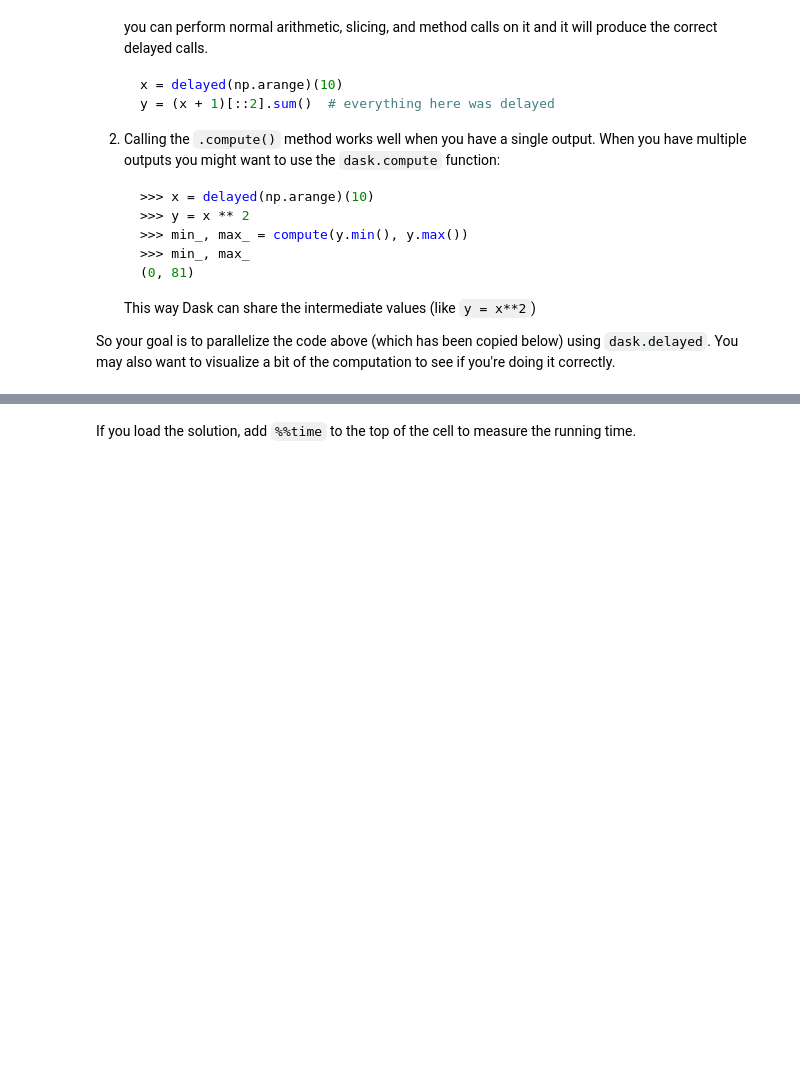
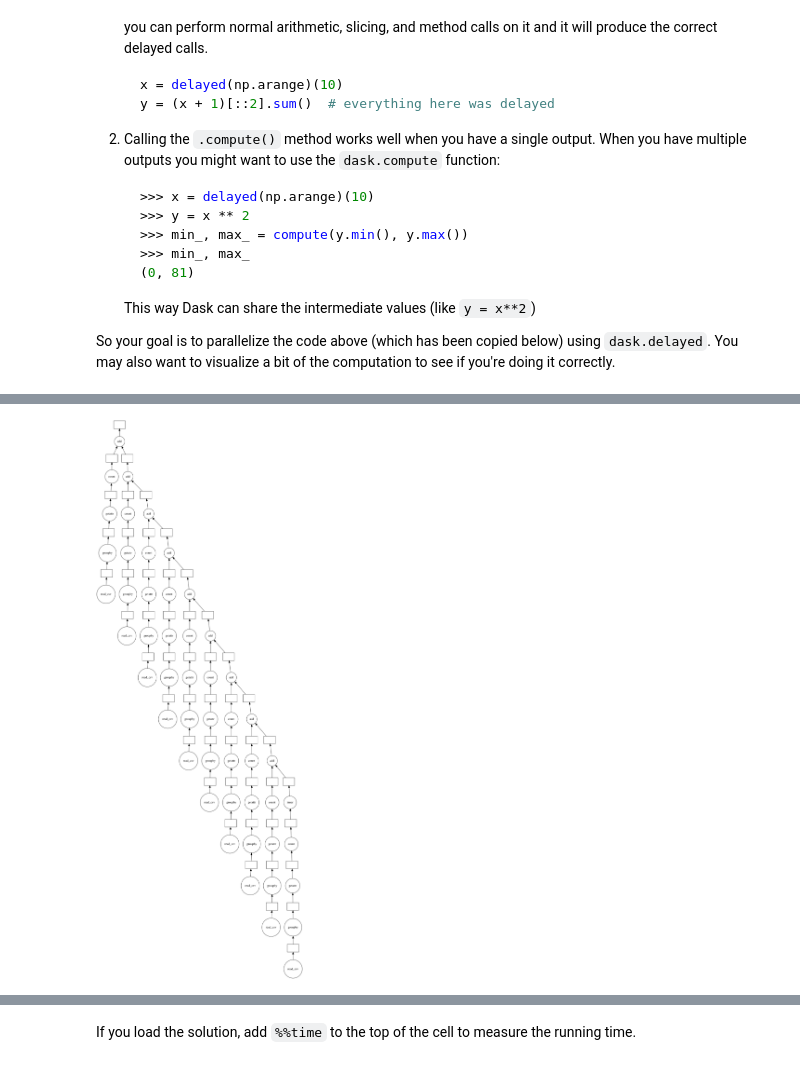
Before and after one commit to StandAloneComplex666/dask_para, a Jupyter notebook: 01_dask.delayed.ipynb, the cells around one changed output, grey strips where cells are left out. Drawn from its saved outputs; the diff is of its cells as text; code cells hidden in the pictures; blank space fills up the shorter version.

```diff
--- a/01_dask.delayed.ipynb
+++ b/01_dask.delayed.ipynb
@@ -442,0 +492,4 @@ mean
+# %%
+n_flights.visualize()
+# %% [output]
+[figure, added]
```
Also changed, not shown: parts of 13 cells of this notebook.
